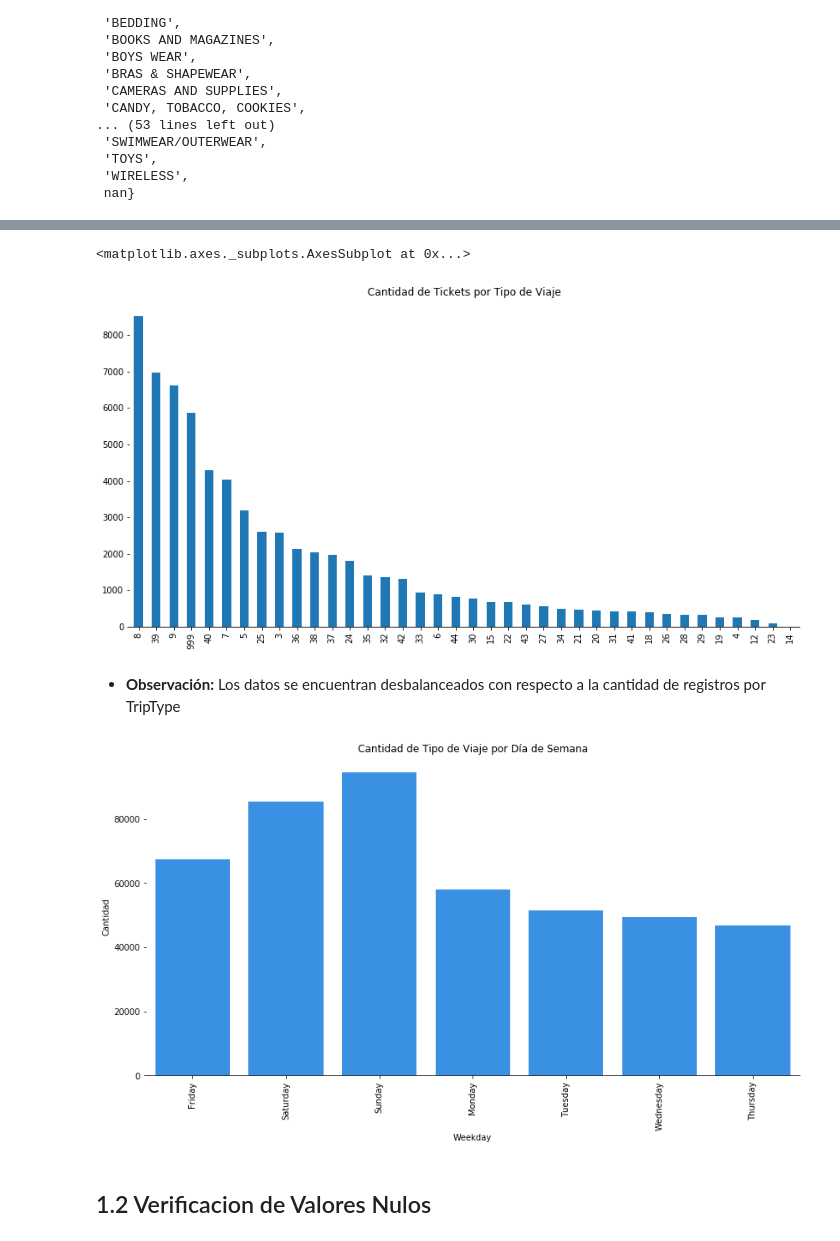
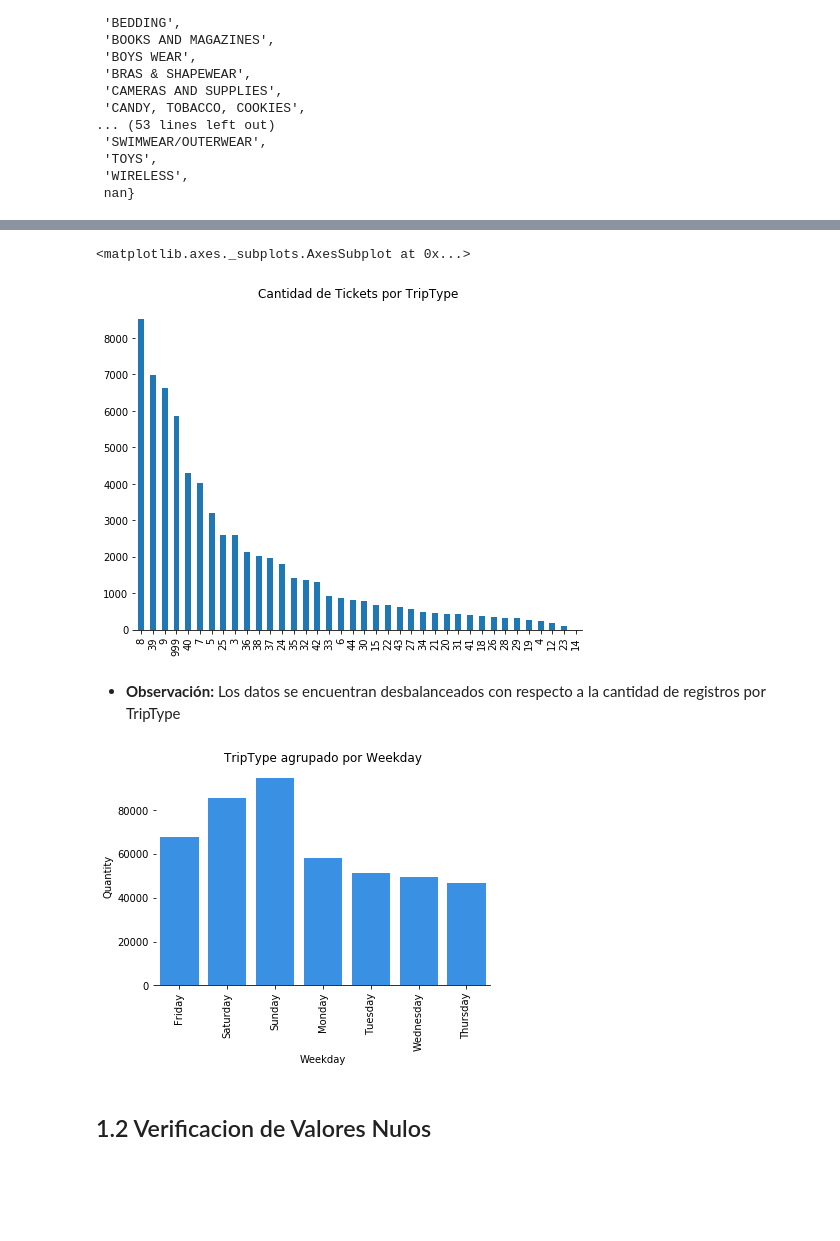
Before and after one commit to Verobornancini/AprendizajeSupervisado, a Jupyter notebook: practico/src/baseline.ipynb, the cells around one changed output, grey strips where cells are left out. Drawn from its saved outputs; the diff is of its cells as text; code cells hidden in the pictures; blank space fills up the shorter version.

```diff
--- a/practico/src/baseline.ipynb
+++ b/practico/src/baseline.ipynb
@@ -169,22 +182,23 @@ Cantidad por TRIPTYPE
 # %%
-# 8) Agrupamos por VisitNumber para realizar un conteo de los valores de la variable TripType
-plt.figure (figsize=(14,7))
-plt.title('Cantidad de Tickets por Tipo de Viaje')
+# 9) Agrupamos por VisitNumber para realizar un conteo de los valores de la variable TripType
+plt.figure (figsize=(8,6))
+plt.title('Cantidad de Tickets por TripType')
 sns.despine(left=True)
 original_df.groupby("VisitNumber").TripType.mean().value_counts().plot(kind='bar')
 # %% [output]
 <matplotlib.axes._subplots.AxesSubplot at 0x...>
-[figure, old version]
+[figure, new version]
 # %% [markdown]
 * **Observación:** Los datos se encuentran desbalanceados con respecto a la cantidad de registros por TripType
 # %%
-plt.figure (figsize=(14,7))
-plt.title('Cantidad de Tipo de Viaje por Día de Semana')
+# 10) Graficamos TripType agrupado por Weekday
+plt.figure (figsize=(6,4))
+plt.title('TripType agrupado por Weekday')
 sns.countplot(data=original_df, x='Weekday', color='dodgerblue')
 plt.xticks(rotation=90)
-plt.ylabel('Cantidad')
+plt.ylabel('Quantity')
 sns.despine(left=True)
 # %% [output]
-[figure, old version]
+[figure, new version]
 # %% [markdown]
 ## 1.2 Verificacion de Valores Nulos
```
Also changed, not shown: parts of 63 cells of this notebook, 4 other files.
